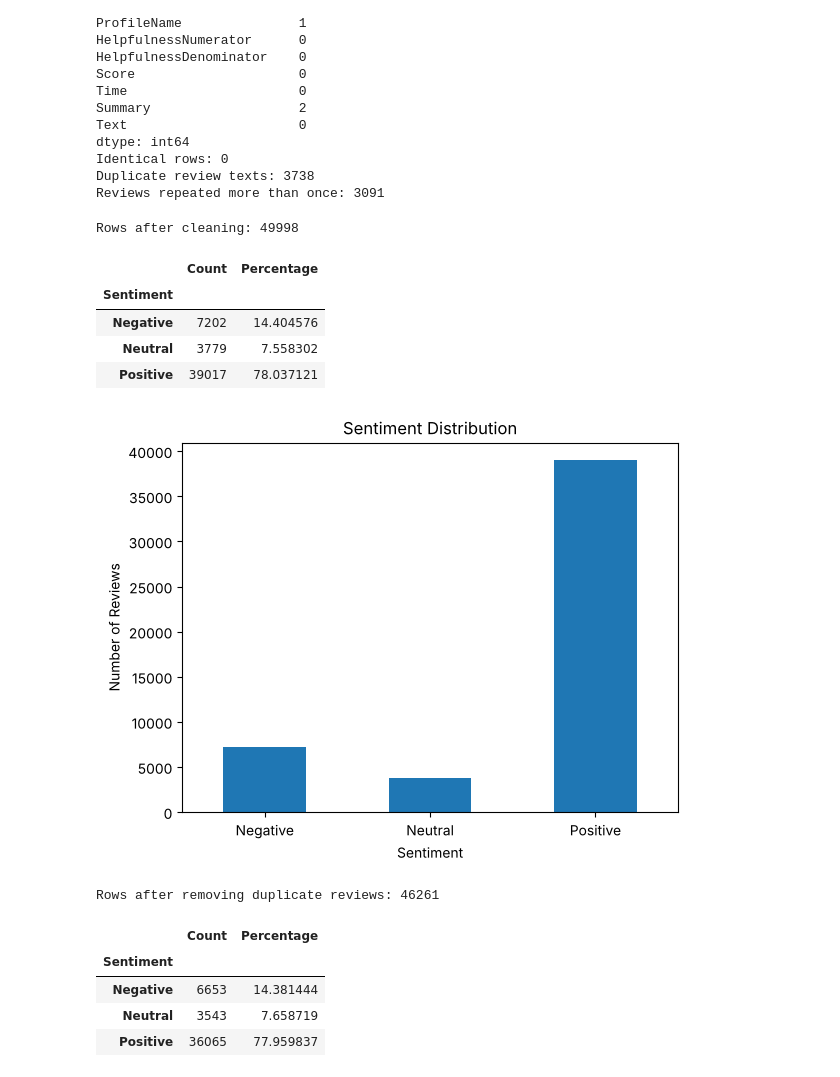
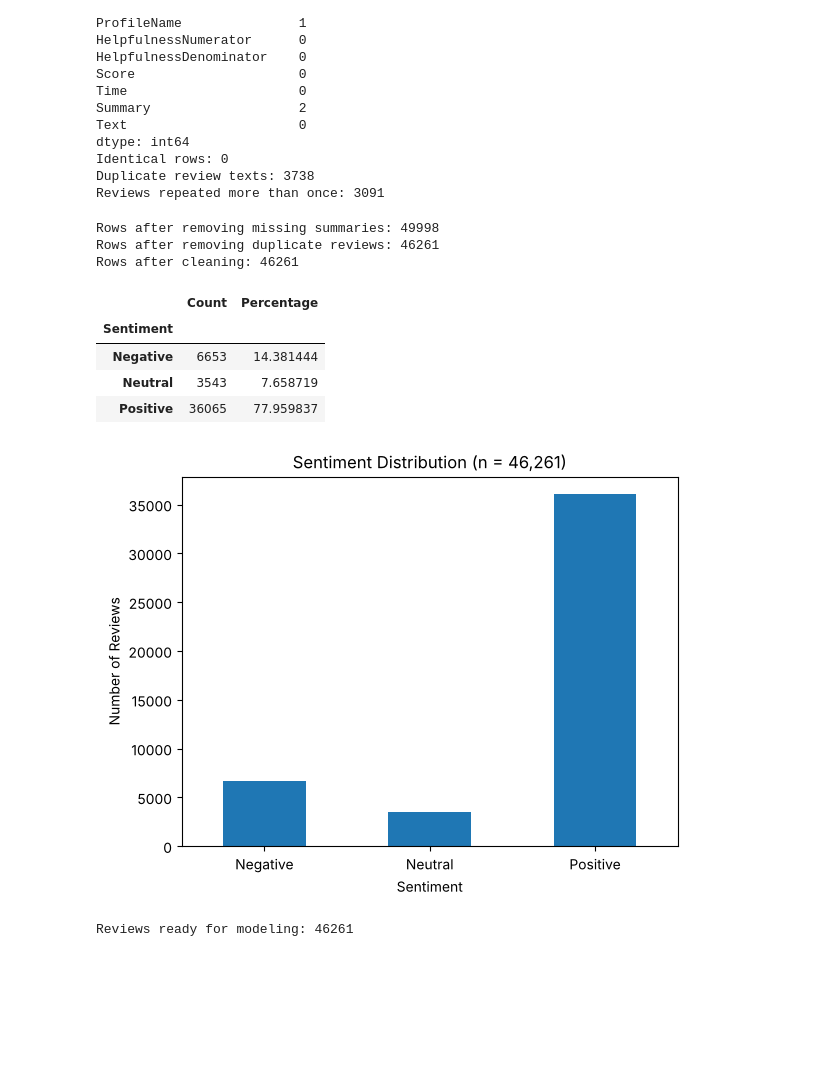
Before and after one commit to ColinWenzel24/amazon-food-review-sentiment-analysis, a Jupyter notebook: notebooks/Amazon_Reviews_Analysis.ipynb, the cells around one changed output. Drawn from its saved outputs; the diff is of its cells as text; code cells hidden in the pictures; blank space fills up the shorter version.

Commit message:
added charts.

```diff
--- a/notebooks/Amazon_Reviews_Analysis.ipynb
+++ b/notebooks/Amazon_Reviews_Analysis.ipynb
@@ -63,12 +63,21 @@ Identical rows: 0
 Duplicate review texts: 3738
 Reviews repeated more than once: 3091
 # %%
-# Remove rows with a missing summary
+# Clean the data
+# 1) Remove the 2 rows with a missing summary
+# 2) Remove duplicate review text (same review posted under multiple product variants),
+#    keeping the first copy, so the same review can't end up in both train and test
 clean_df = df.dropna(subset=["Summary"]).copy()
+print("Rows after removing missing summaries:", len(clean_df))
+
+clean_df = clean_df.drop_duplicates(subset=["Text"]).copy()
+print("Rows after removing duplicate reviews:", len(clean_df))
 
 print("Rows after cleaning:", len(clean_df))
 # %% [output]
-Rows after cleaning: 49998
+Rows after removing missing summaries: 49998
+Rows after removing duplicate reviews: 46261
+Rows after cleaning: 46261
 # %%
 # Dataset Summary
 
@@ -92,36 +101,25 @@ display(sentiment_table)
 # %% [output]
 |  | Count | Percentage |
 | Sentiment |  |  |
-| Negative | 7202 | 14.404576 |
-| Neutral | 3779 | 7.558302 |
-| Positive | 39017 | 78.037121 |
+| Negative | 6653 | 14.381444 |
+| Neutral | 3543 | 7.658719 |
+| Positive | 36065 | 77.959837 |
 # %%
 # Dataset Summary
 
 counts.plot(kind="bar", rot=0)
 
-plt.title("Sentiment Distribution")
+plt.title(f"Sentiment Distribution (n = {len(clean_df):,})")
 plt.xlabel("Sentiment")
 plt.ylabel("Number of Reviews")
 
 plt.show()
 # %% [output]
-[figure, old version]
+[figure, new version]
 # %%
-# Remove duplicate reviews (for Milestone 2 modeling)
-# Keep the first copy of each review so the same review
-# can't end up in both the training and test sets.
-model_df = clean_df.drop_duplicates(subset=["Text"]).copy()
-print("Rows after removing duplicate reviews:", len(model_df))
-
-model_counts = model_df["Sentiment"].value_counts().reindex(["Negative", "Neutral", "Positive"])
-model_table = model_counts.to_frame(name="Count")
-model_table["Percentage"] = (model_counts / len(model_df) * 100)
-display(model_table)
+# clean_df is the final cleaned dataset used for modeling (46,261 reviews).
+# Split into train/test (80/20, seed 48) in Milestone 2.
+model_df = clean_df
+print("Reviews ready for modeling:", len(model_df))
 # %% [output]
-Rows after removing duplicate reviews: 46261
+Reviews ready for modeling: 46261
-|  | Count | Percentage |
-| Sentiment |  |  |
-| Negative | 6653 | 14.381444 |
-| Neutral | 3543 | 7.658719 |
-| Positive | 36065 | 77.959837 |
```
